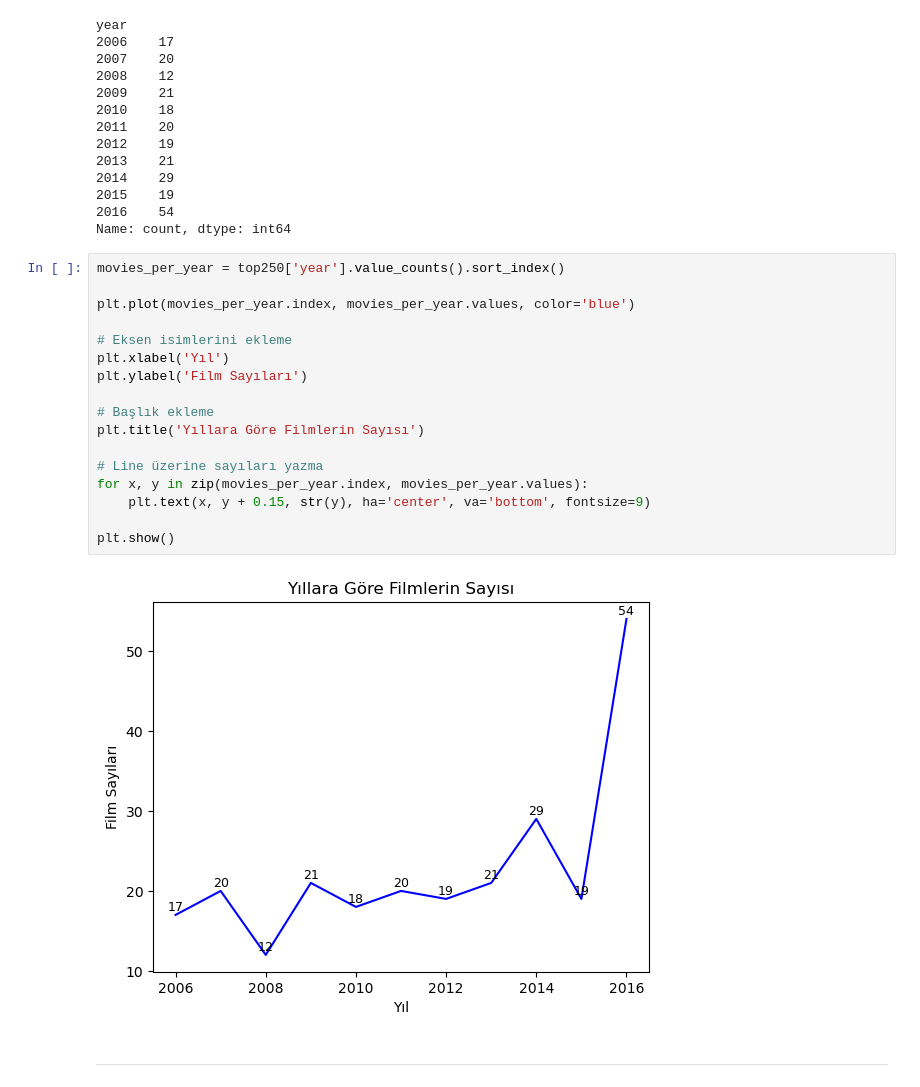
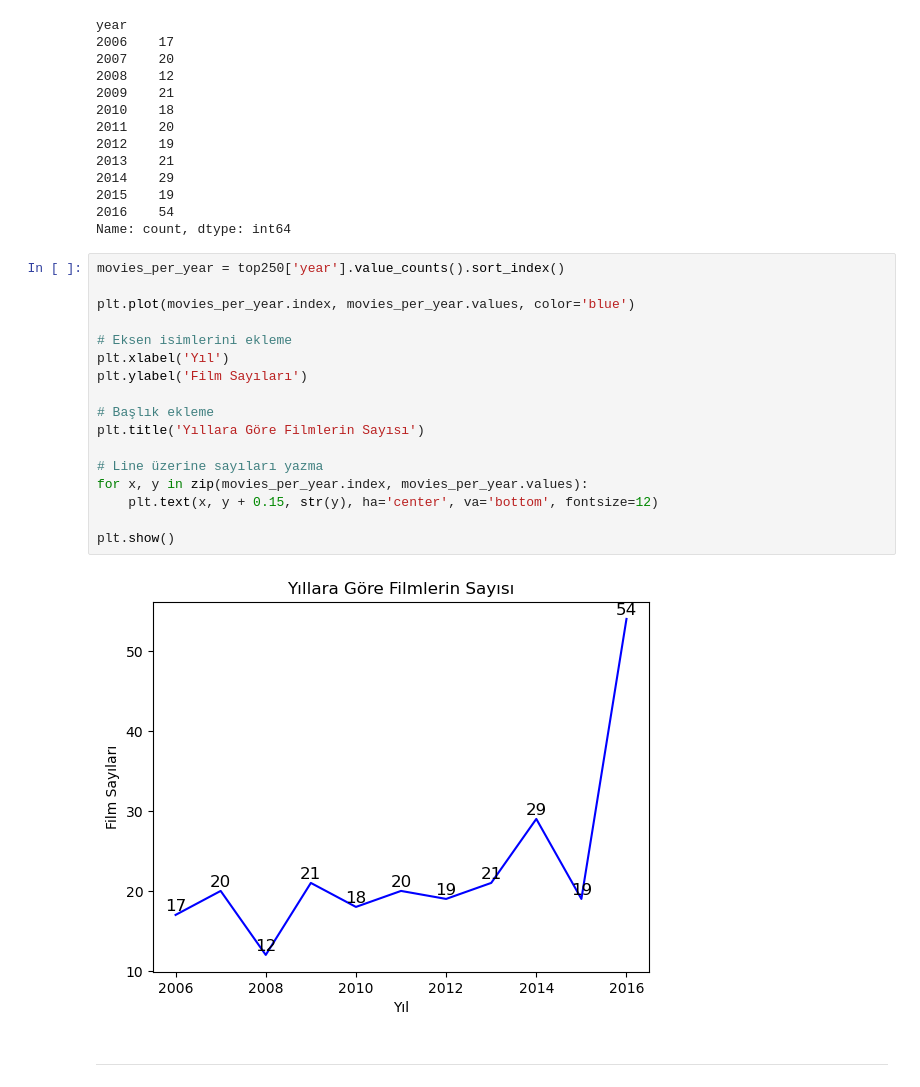
Before and after one commit to yusufdelikkaya/EDA_Projects, a Jupyter notebook: IMDB_Movie_List_Project/IMDB_Movie_List_Project.ipynb, the cells around one changed output. Drawn from its saved outputs; the diff is of its cells as text.

```diff
--- a/IMDB_List_Project/IMDB_List_Project.ipynb
+++ b/IMDB_Movie_List_Project/IMDB_Movie_List_Project.ipynb
@@ -745,22 +753,22 @@ Name: count, dtype: int64
 # %%
 movies_per_year = top250['year'].value_counts().sort_index()
 
 plt.plot(movies_per_year.index, movies_per_year.values, color='blue')
 
 # Eksen isimlerini ekleme
 plt.xlabel('Yıl')
 plt.ylabel('Film Sayıları')
 
 # Başlık ekleme
 plt.title('Yıllara Göre Filmlerin Sayısı')
 
 # Line üzerine sayıları yazma
 for x, y in zip(movies_per_year.index, movies_per_year.values):
-    plt.text(x, y + 0.15, str(y), ha='center', va='bottom', fontsize=9)
+    plt.text(x, y + 0.15, str(y), ha='center', va='bottom', fontsize=12)
 
 plt.show()
 # %% [output]
-[figure, old version]
+[figure, new version]
 # %% [markdown]
 ---
 # %% [markdown]
```
Also changed, not shown: parts of 10 cells of this notebook, 3 other files.
